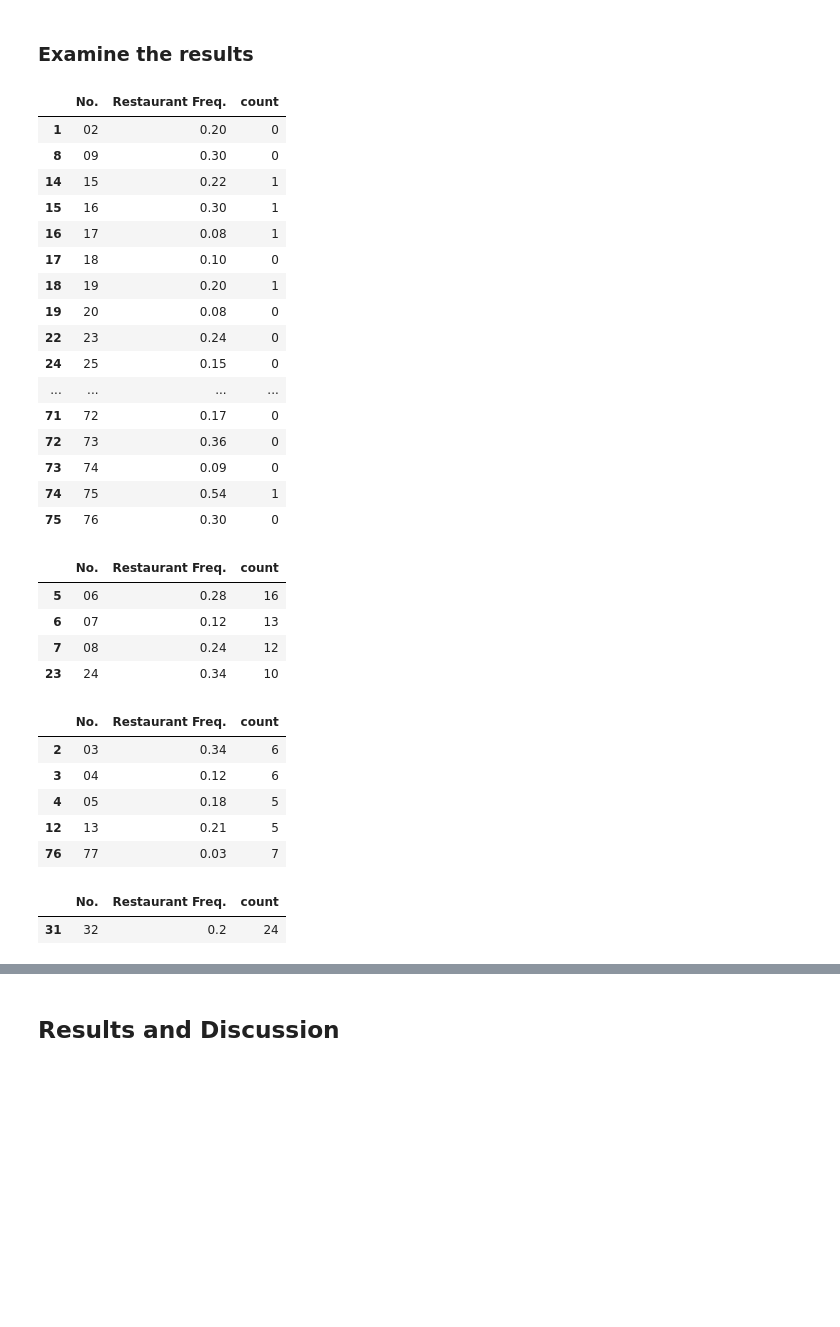
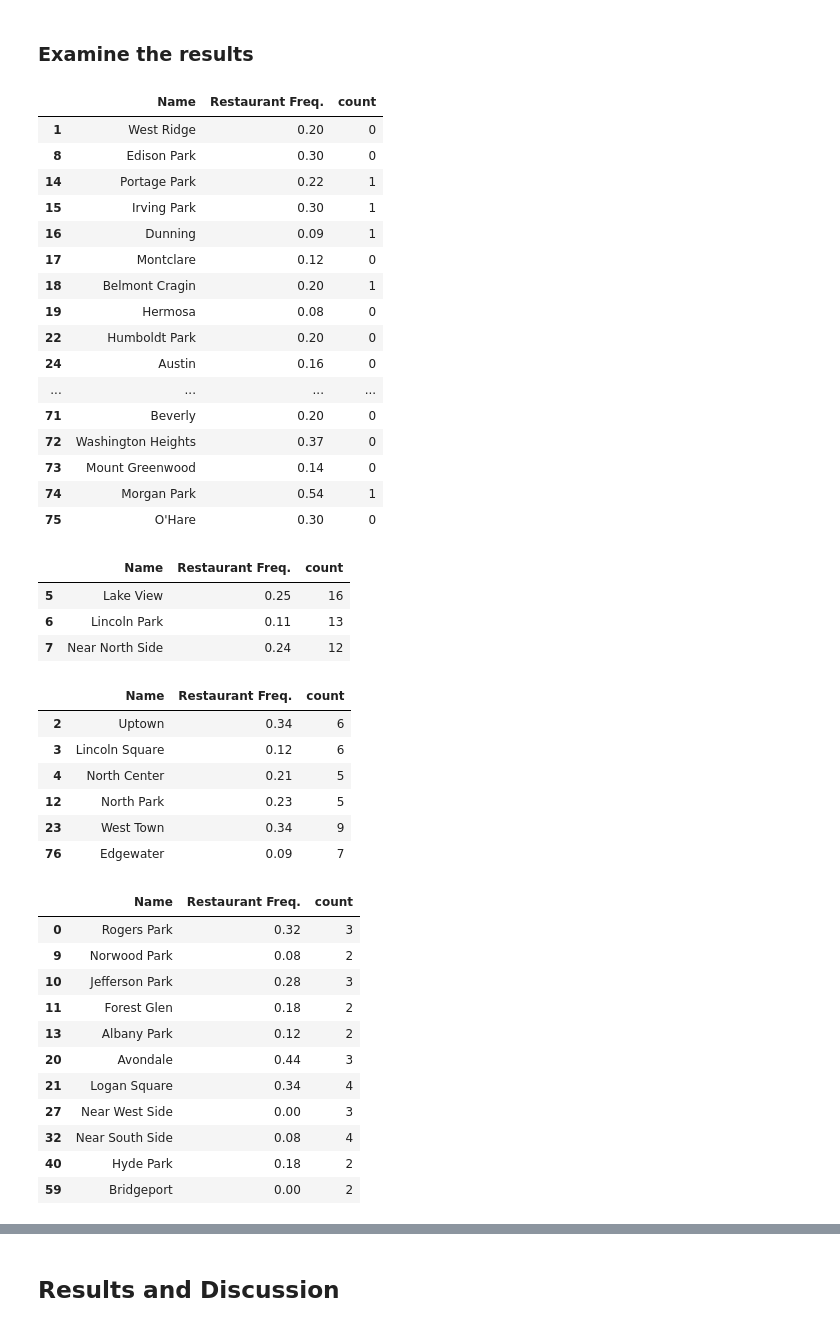
Before and after one commit to BriAnWuu/Coursera_Capstone, a Jupyter notebook: The Battle of Neighborhoods/Description.ipynb, the cells around one changed output, grey strips where cells are left out. Drawn from its saved outputs; the diff is of its cells as text; code cells hidden in the pictures; blank space fills up the shorter version.

```diff
--- a/The Battle of Neighborhoods/Description.ipynb
+++ b/The Battle of Neighborhoods/Description.ipynb
@@ -408,7 +408,7 @@ community_df.head()
 # set number of clusters
 kclusters = 5
 
-chicago_clustering = community_df
+chicago_clustering = community_df[:]
 chicago_clustering = chicago_clustering.drop(['No.', 'Name', 'Latitude', 'Longitude'], 1)
 
 # run k-means clustering
@@ -460,45 +460,55 @@ map_clusters
 # %% [markdown]
 ### Examine the results
 # %%
-result.loc[result['Cluster Labels'] == 0, result.columns[[1] + list(range(5, result.shape[1]))]]
+result.loc[result['Cluster Labels'] == 0, [ 'Name', 'Restaurant Freq.', 'count']]
 # %% [output]
-|  | No. | Restaurant Freq. | count |
-| 1 | 02 | 0.20 | 0 |
-| 8 | 09 | 0.30 | 0 |
-| 14 | 15 | 0.22 | 1 |
-| 15 | 16 | 0.30 | 1 |
-| 16 | 17 | 0.08 | 1 |
-| 17 | 18 | 0.10 | 0 |
-| 18 | 19 | 0.20 | 1 |
-| 19 | 20 | 0.08 | 0 |
-| 22 | 23 | 0.24 | 0 |
-| 24 | 25 | 0.15 | 0 |
+|  | Name | Restaurant Freq. | count |
+| 1 | West Ridge | 0.20 | 0 |
+| 8 | Edison Park | 0.30 | 0 |
+| 14 | Portage Park | 0.22 | 1 |
+| 15 | Irving Park | 0.30 | 1 |
+| 16 | Dunning | 0.09 | 1 |
+| 17 | Montclare | 0.12 | 0 |
+| 18 | Belmont Cragin | 0.20 | 1 |
+| 19 | Hermosa | 0.08 | 0 |
+| 22 | Humboldt Park | 0.20 | 0 |
+| 24 | Austin | 0.16 | 0 |
 | ... | ... | ... | ... |
-| 71 | 72 | 0.17 | 0 |
-| 72 | 73 | 0.36 | 0 |
-| 73 | 74 | 0.09 | 0 |
-| 74 | 75 | 0.54 | 1 |
-| 75 | 76 | 0.30 | 0 |
+| 71 | Beverly | 0.20 | 0 |
+| 72 | Washington Heights | 0.37 | 0 |
+| 73 | Mount Greenwood | 0.14 | 0 |
+| 74 | Morgan Park | 0.54 | 1 |
+| 75 | O'Hare | 0.30 | 0 |
 # %%
-result.loc[result['Cluster Labels'] == 1, result.columns[[1] + list(range(5, result.shape[1]))]]
+result.loc[result['Cluster Labels'] == 1, [ 'Name', 'Restaurant Freq.', 'count']]
 # %% [output]
-|  | No. | Restaurant Freq. | count |
-| 5 | 06 | 0.28 | 16 |
-| 6 | 07 | 0.12 | 13 |
-| 7 | 08 | 0.24 | 12 |
-| 23 | 24 | 0.34 | 10 |
+|  | Name | Restaurant Freq. | count |
+| 5 | Lake View | 0.25 | 16 |
+| 6 | Lincoln Park | 0.11 | 13 |
+| 7 | Near North Side | 0.24 | 12 |
 # %%
-result.loc[result['Cluster Labels'] == 2, result.columns[[1] + list(range(5, result.shape[1]))]]
+result.loc[result['Cluster Labels'] == 2, [ 'Name', 'Restaurant Freq.', 'count']]
 # %% [output]
-|  | No. | Restaurant Freq. | count |
-| 2 | 03 | 0.34 | 6 |
-| 3 | 04 | 0.12 | 6 |
-| 4 | 05 | 0.18 | 5 |
-| 12 | 13 | 0.21 | 5 |
-| 76 | 77 | 0.03 | 7 |
+|  | Name | Restaurant Freq. | count |
+| 2 | Uptown | 0.34 | 6 |
+| 3 | Lincoln Square | 0.12 | 6 |
+| 4 | North Center | 0.21 | 5 |
+| 12 | North Park | 0.23 | 5 |
+| 23 | West Town | 0.34 | 9 |
+| 76 | Edgewater | 0.09 | 7 |
 # %%
-result.loc[result['Cluster Labels'] == 3, result.columns[[1] + list(range(5, result.shape[1]))]]
+result.loc[result['Cluster Labels'] == 3, [ 'Name', 'Restaurant Freq.', 'count']]
 # %% [output]
-|  | No. | Restaurant Freq. | count |
-| 31 | 32 | 0.2 | 24 |
+|  | Name | Restaurant Freq. | count |
+| 0 | Rogers Park | 0.32 | 3 |
+| 9 | Norwood Park | 0.08 | 2 |
+| 10 | Jefferson Park | 0.28 | 3 |
+| 11 | Forest Glen | 0.18 | 2 |
+| 13 | Albany Park | 0.12 | 2 |
+| 20 | Avondale | 0.44 | 3 |
+| 21 | Logan Square | 0.34 | 4 |
+| 27 | Near West Side | 0.00 | 3 |
+| 32 | Near South Side | 0.08 | 4 |
+| 40 | Hyde Park | 0.18 | 2 |
+| 59 | Bridgeport | 0.00 | 2 |
 # %%
```
Also changed, not shown: parts of 10 cells of this notebook.
